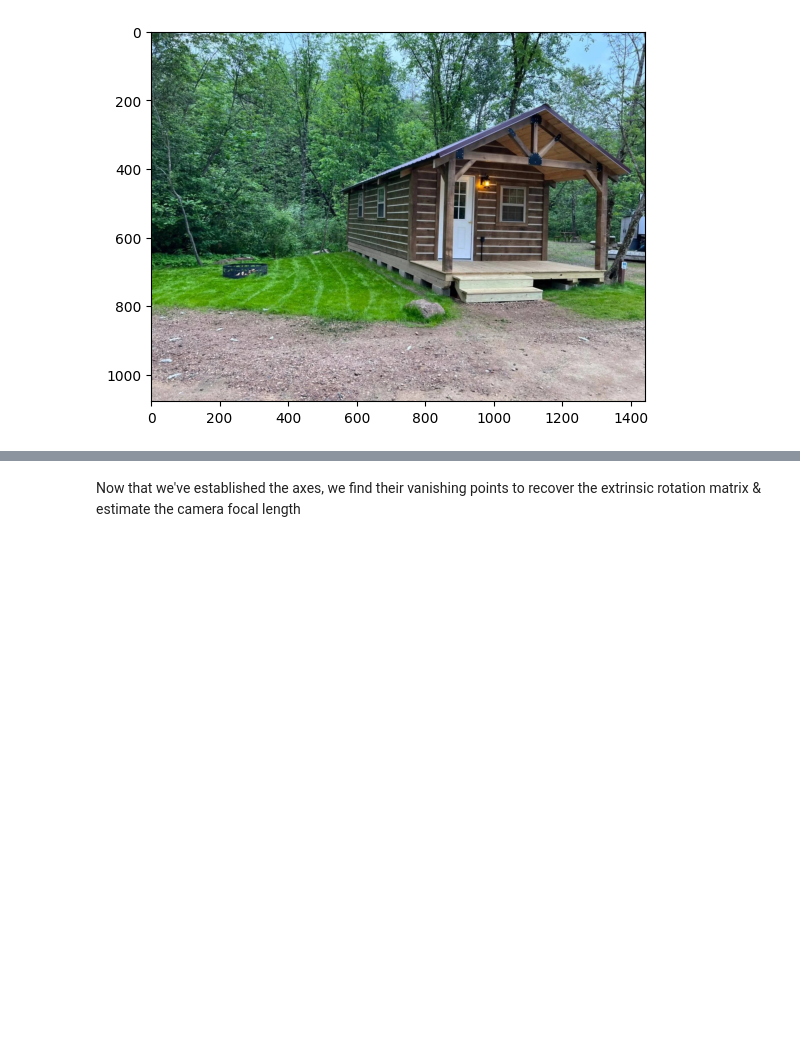
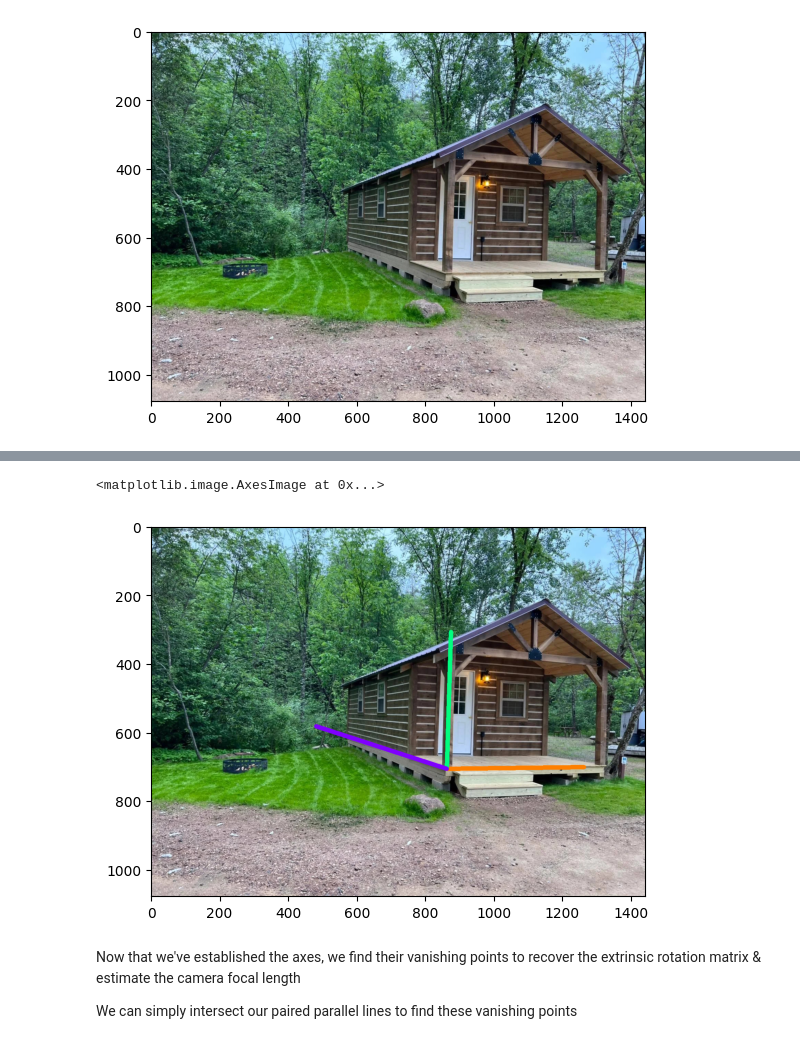
Before and after one commit to SantriptaSharma/cv-project, a Jupyter notebook: 1-criminsi.ipynb, the cells around one changed output, grey strips where cells are left out. Saved outputs shown, nothing was run; the diff lists cells and outputs as text; code cells hidden in the pictures; blank space fills up the shorter version.

```diff
--- a/1-criminsi.ipynb
+++ b/1-criminsi.ipynb
@@ -28,2 +19,2 @@ plt.imshow(edges, cmap="gray")
 # %%
-get_color = lambda i: (i % 3 * 255, (i + 1) % 3 * 255, (i + 2) % 3 * 255)
+get_color = lambda i: (127 * (i % 3), 127 * ((i + 1) % 3), 127 * ((i + 2) % 3))
@@ -136,0 +21,23 @@ plt.imshow(cv.cvtColor(axes_guy, cv.COLOR_BGR2RGB))
+# %%
+# each xi, yi, zi is a line (two points)
+# (x1, x2) || (x3, x4), (y1, y2) || (y3, y4), (z1, z2) || (z3, z4)
+%matplotlib Qt
+
+plt.imshow(cv.cvtColor(img, cv.COLOR_BGR2RGB))
+pts = plt.ginput(12, 500)
+
+parallel_lines = np.zeros((3, 2, 2, 2))
+
+for i in range(6):
+	dim = i // 2
+	line = i % 2
+
+	parallel_lines[dim][line][0] = np.array(pts[i * 2])
+	parallel_lines[dim][line][1] = np.array(pts[i * 2 + 1])
+
+np.save("criminsi_data/test7_parallel_lines.npy", parallel_lines)
+# %%
+parallel_lines = np.load("criminsi_data/test7_parallel_lines.npy")
+axes = parallel_lines[:, 0, :]
+
+axes
@@ -137,2 +60,26 @@ plt.imshow(cv.cvtColor(axes_guy, cv.COLOR_BGR2RGB))
+# %%
+origin = np.load("criminsi_data/test7_origin.npy")
+# %%
+%matplotlib inline
+
+axis_guys = img.copy()
+
+length = 400
+
+for i, axis in enumerate(axes):
+	axis_dir = axis[1] - axis[0]
+	axis_dir /= np.linalg.norm(axis_dir)
+
+	pt_a = np.rint(origin).astype(np.uint64)
+	pt_b = np.rint(origin + length * axis_dir).astype(np.uint64)
+
+	cv.line(axis_guys, pt_a, pt_b, get_color(i), 12)
+
+plt.imshow(cv.cvtColor(axis_guys, cv.COLOR_BGR2RGB))
+# %% [output]
+<matplotlib.image.AxesImage at 0x...>
+[figure, added]
 # %% [markdown]
 Now that we've established the axes, we find their vanishing points to recover the extrinsic rotation matrix & estimate the camera focal length
+
+We can simply intersect our paired parallel lines to find these vanishing points
```
Also changed, not shown: parts of 20 cells of this notebook, 9 other files.
